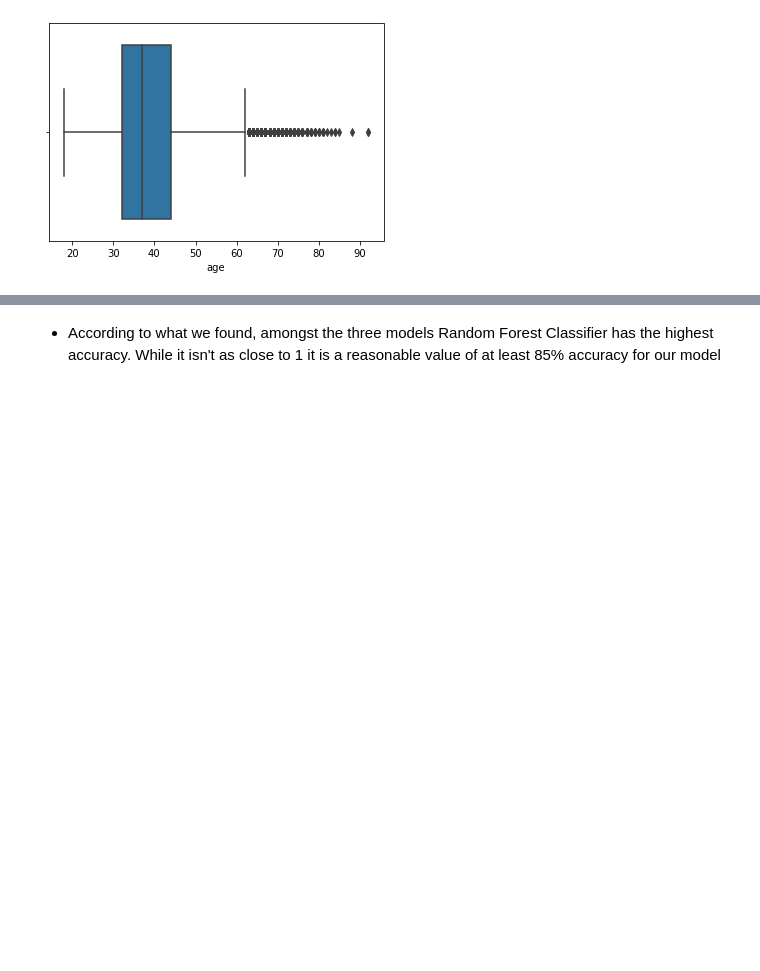
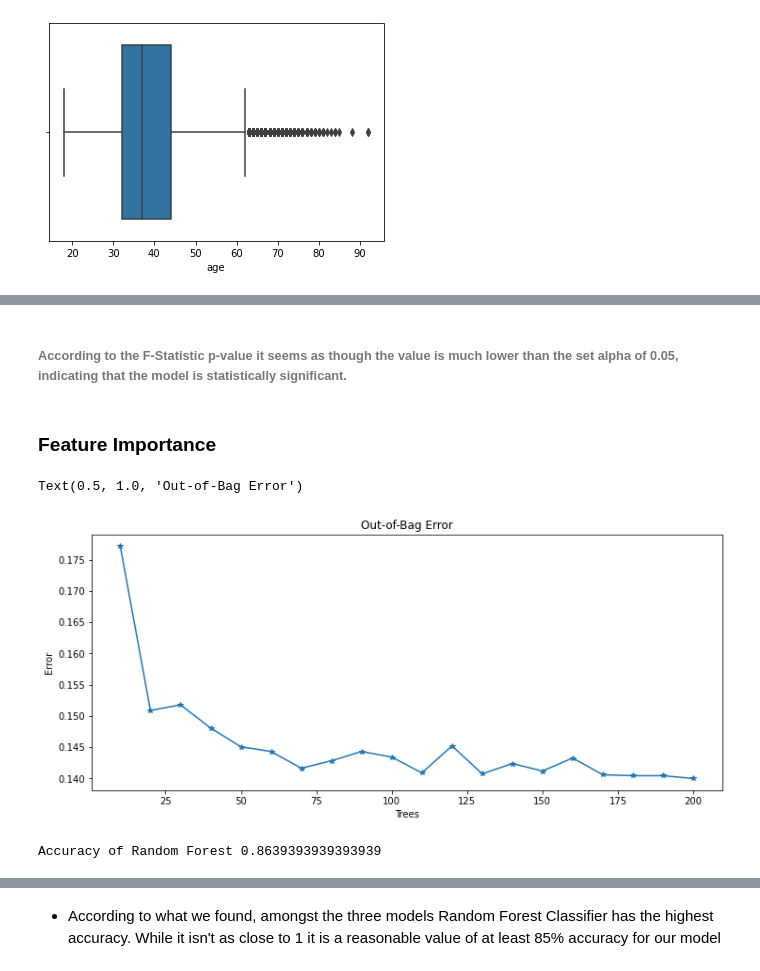
Before and after one commit to kkiepek/Predicting-Bank-Customer-Churn, a Jupyter notebook: Bank Churn EDA + Modeling.ipynb, the cells around one changed output, grey strips where cells are left out. Drawn from its saved outputs; the diff is of its cells as text; code cells hidden in the pictures; blank space fills up the shorter version.

```diff
--- a/Bank Churn EDA + Modeling.ipynb
+++ b/Bank Churn EDA + Modeling.ipynb
@@ -154,0 +157,5 @@ sns.boxplot(df['age'])
+# %%
+from sklearn.preprocessing import LabelEncoder
+
+df['gender'] = LabelEncoder().fit_transform(df['gender'])
+df['country'] = LabelEncoder().fit_transform(df['country'])
@@ -154,0 +191,4 @@ sns.boxplot(df['age'])
+# %% [markdown]
+###### According to the F-Statistic p-value it seems as though the value is much lower than the set alpha of 0.05, indicating that the model is statistically significant.
+# %% [markdown]
+### Feature Importance
@@ -154,0 +210,26 @@ sns.boxplot(df['age'])
+# %%
+from sklearn.preprocessing import LabelEncoder
+
+df['gender'] = LabelEncoder().fit_transform(df['gender'])
+df['country'] = LabelEncoder().fit_transform(df['country'])
+
+X = df.drop(['customer_id','churn'], axis=1)
+y = df['churn']
+
+X_train, X_test, y_train, y_test = train_test_split(X, y, test_size=0.33, random_state=0)
+# %%
+trees = np.linspace(10, 200, 20, dtype=np.int16)
+
+OOB_Score = []
+for num_trees in trees:
+    rf = RandomForestClassifier(n_estimators=num_trees, warm_start=True, oob_score=True).fit(X_train, y_train)
+    OOB_Score.append(1-rf.oob_score_)
+
+fig, ax = plt.subplots(figsize=(12,5))
+ax.plot(trees, OOB_Score, '-*')
+ax.set_xlabel('Trees')
+ax.set_ylabel('Error')
+ax.set_title('Out-of-Bag Error')
+# %% [output]
+Text(0.5, 1.0, 'Out-of-Bag Error')
+[figure, added]
@@ -154,0 +238,5 @@ sns.boxplot(df['age'])
+# %%
+rf_accuracy = accuracy_score(y_test, rf.predict(X_test))
+print('Accuracy of Random Forest', rf_accuracy)
+# %% [output]
+Accuracy of Random Forest 0.8639393939393939
```
Also changed, not shown: parts of 13 cells of this notebook.
